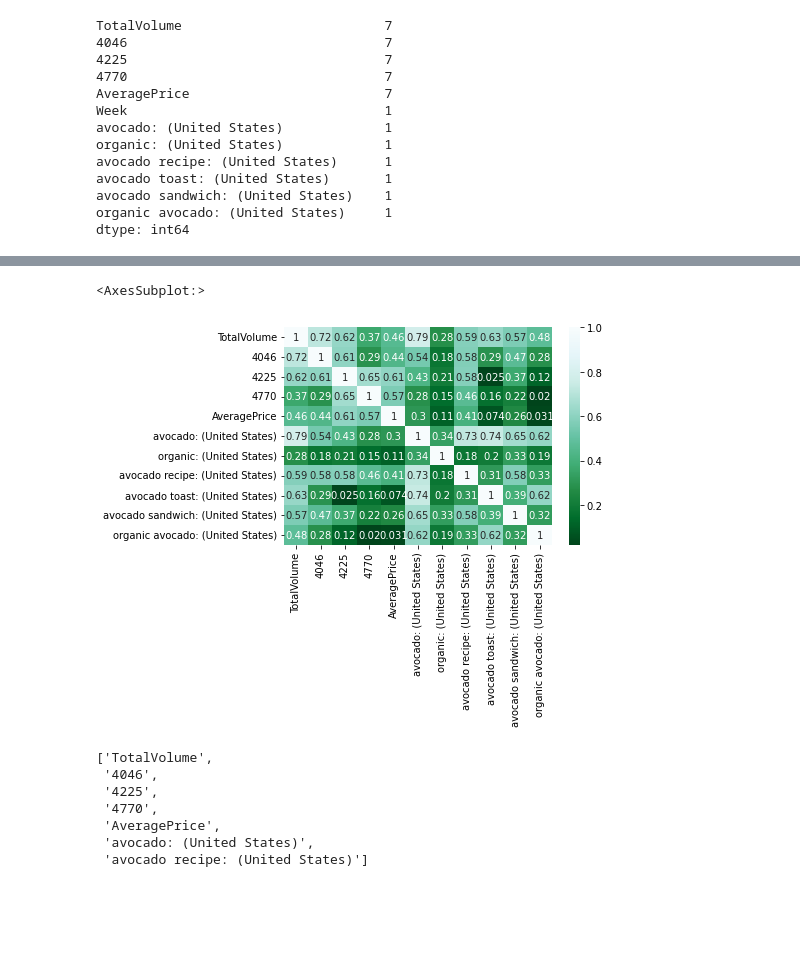
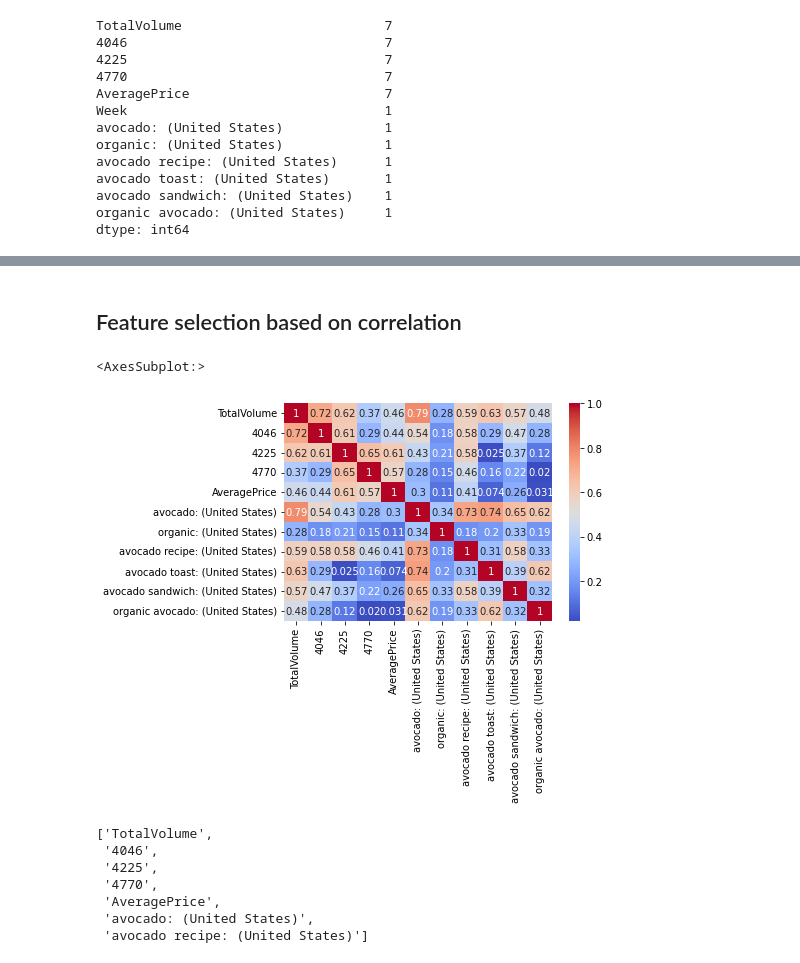
Before and after one commit to potus84/DS-ML-CASE-AVOCADO-KING-, a Jupyter notebook: Preprocessing_Modelling.ipynb, the cells around one changed output, grey strips where cells are left out. Cells and saved outputs as stored; diff of their text form; code cells hidden in the pictures; blank space fills up the shorter version.

```diff
--- a/Preprocessing_Modelling.ipynb
+++ b/Preprocessing_Modelling.ipynb
@@ -159,12 +170,14 @@ combined_df[combined_df.isnull().any(axis=1)]
 | 239 | NaN | NaN | NaN | NaN | NaN | 2019-07-28 | 66.0 | ... |
 # %%
 combined_df.dropna(inplace=True)
+# %% [markdown]
+## Feature selection based on correlation
 # %%
 import numpy as np
-sns.heatmap(np.abs(combined_df.corr()),annot=True, cmap='BuGn_r')
+sns.heatmap(np.abs(combined_df.corr()),annot=True, cmap='coolwarm')
 # %% [output]
 <AxesSubplot:>
-[figure, old version]
+[figure, new version]
 # %%
 a = np.abs(combined_df.corr())['AveragePrice'] > 0.3
 column_df = pd.DataFrame(a)
```
Also changed, not shown: parts of 47 cells of this notebook, 1 other file.
